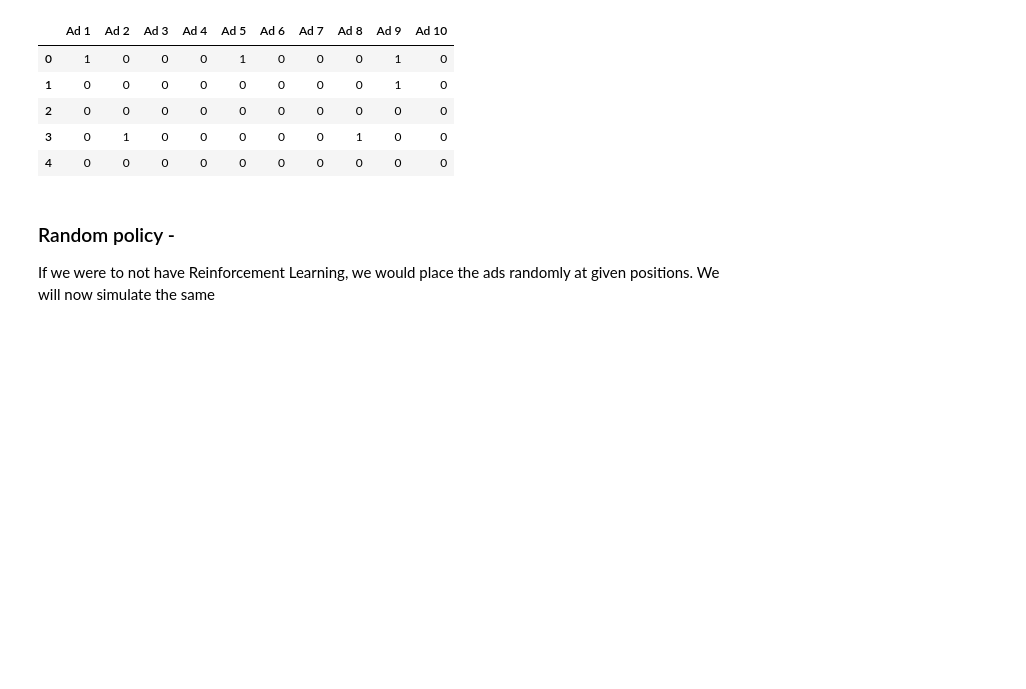
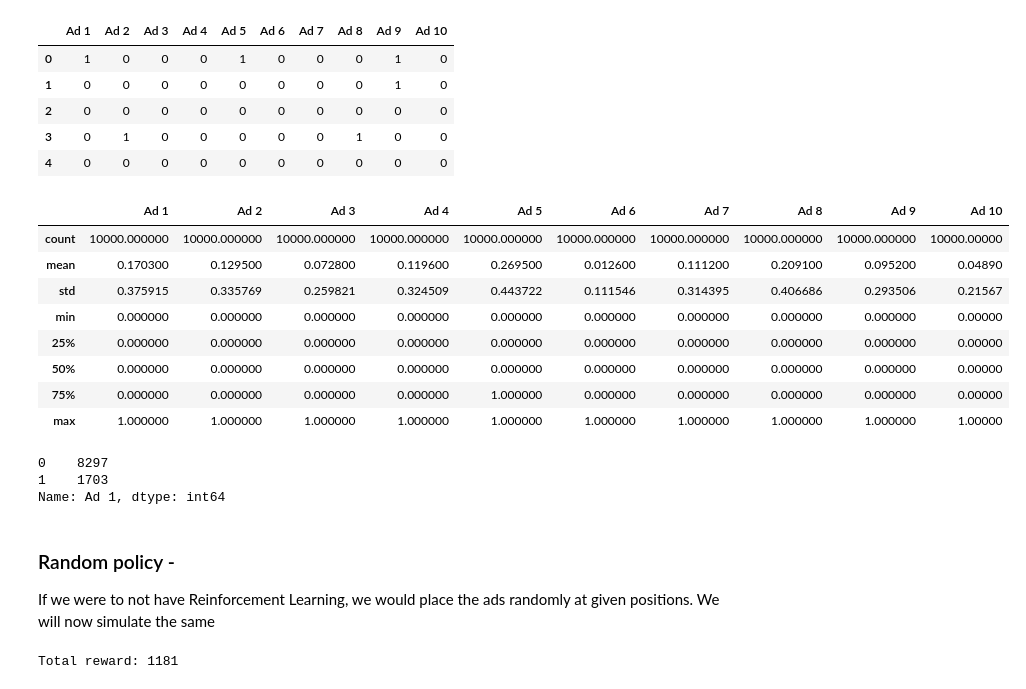
Before and after one commit to shmanth/Ad_Placement_Optimization_Using_Reinforcement_learning, a Jupyter notebook: Ad_Placement_Optimization_RL.ipynb, the cells around one changed output. Cells and saved outputs as stored; diff of their text form; code cells hidden in the pictures; blank space fills up the shorter version.

```diff
--- a/Ad_Placement_Optimization_RL.ipynb
+++ b/Ad_Placement_Optimization_RL.ipynb
@@ -43,8 +43,8 @@ action = placing the ad at any of the 10 positions on a webpage
 reward = +1 if the ad was clicked at the position; else 0
 Transition Probability: next webpage that user will end up in is random; therefore, it is 1/(total_webpages -1)
 # %%
-data= pd.read_csv("/content/drive/MyDrive/Data_colab_practice_august_2023/Ads_CTR_Optimisation.csv")
-data.head()
+env_data= pd.read_csv("/content/drive/MyDrive/Data_colab_practice_august_2023/Ads_CTR_Optimisation.csv")
+env_data.head()
 # %% [output]
 |  | Ad 1 | Ad 2 | Ad 3 | Ad 4 | Ad 5 | Ad 6 | Ad 7 | Ad 8 | Ad 9 | Ad 10 |
 | 0 | 1 | 0 | 0 | 0 | 1 | 0 | 0 | 0 | 1 | 0 |
@@ -52,6 +52,37 @@ data.head()
 | 2 | 0 | 0 | 0 | 0 | 0 | 0 | 0 | 0 | 0 | 0 |
 | 3 | 0 | 1 | 0 | 0 | 0 | 0 | 0 | 1 | 0 | 0 |
 | 4 | 0 | 0 | 0 | 0 | 0 | 0 | 0 | 0 | 0 | 0 |
+# %%
+env_data.describe()
+# %% [output]
+|  | Ad 1 | Ad 2 | Ad 3 | Ad 4 | Ad 5 | Ad 6 | Ad 7 | Ad 8 | Ad 9 | Ad 10 |
+| count | 10000.000000 | 10000.000000 | 10000.000000 | 10000.000000 | 10000.000000 | 10000.000000 | 10000.000000 | 10000.000000 | 10000.000000 | 10000.00000 |
+| mean | 0.170300 | 0.129500 | 0.072800 | 0.119600 | 0.269500 | 0.012600 | 0.111200 | 0.209100 | 0.095200 | 0.04890 |
+| std | 0.375915 | 0.335769 | 0.259821 | 0.324509 | 0.443722 | 0.111546 | 0.314395 | 0.406686 | 0.293506 | 0.21567 |
+| min | 0.000000 | 0.000000 | 0.000000 | 0.000000 | 0.000000 | 0.000000 | 0.000000 | 0.000000 | 0.000000 | 0.00000 |
+| 25% | 0.000000 | 0.000000 | 0.000000 | 0.000000 | 0.000000 | 0.000000 | 0.000000 | 0.000000 | 0.000000 | 0.00000 |
+| 50% | 0.000000 | 0.000000 | 0.000000 | 0.000000 | 0.000000 | 0.000000 | 0.000000 | 0.000000 | 0.000000 | 0.00000 |
+| 75% | 0.000000 | 0.000000 | 0.000000 | 0.000000 | 1.000000 | 0.000000 | 0.000000 | 0.000000 | 0.000000 | 0.00000 |
+| max | 1.000000 | 1.000000 | 1.000000 | 1.000000 | 1.000000 | 1.000000 | 1.000000 | 1.000000 | 1.000000 | 1.00000 |
+# %%
+env_data["Ad 1"].value_counts()
+# %% [output]
+0    8297
+1    1703
+Name: Ad 1, dtype: int64
 # %% [markdown]
 ### Random policy -
 If we were to not have Reinforcement Learning, we would place the ads randomly at given positions. We will now simulate the same
+# %%
+#Choosing a random position to place the ad
+reward= 0 # initializing the reward
+
+for i in range(len(env_data)):
+    action= np.random.randint(0,10)
+    # check if random action matches with the ad position
+    if env_data.values[i][action] == 1:
+      # Increase the rewards if the position matches
+      reward += 1
+print("Total reward: {}".format(reward))
+# %% [output]
+Total reward: 1181
```
Also changed, not shown: parts of 5 cells of this notebook.
